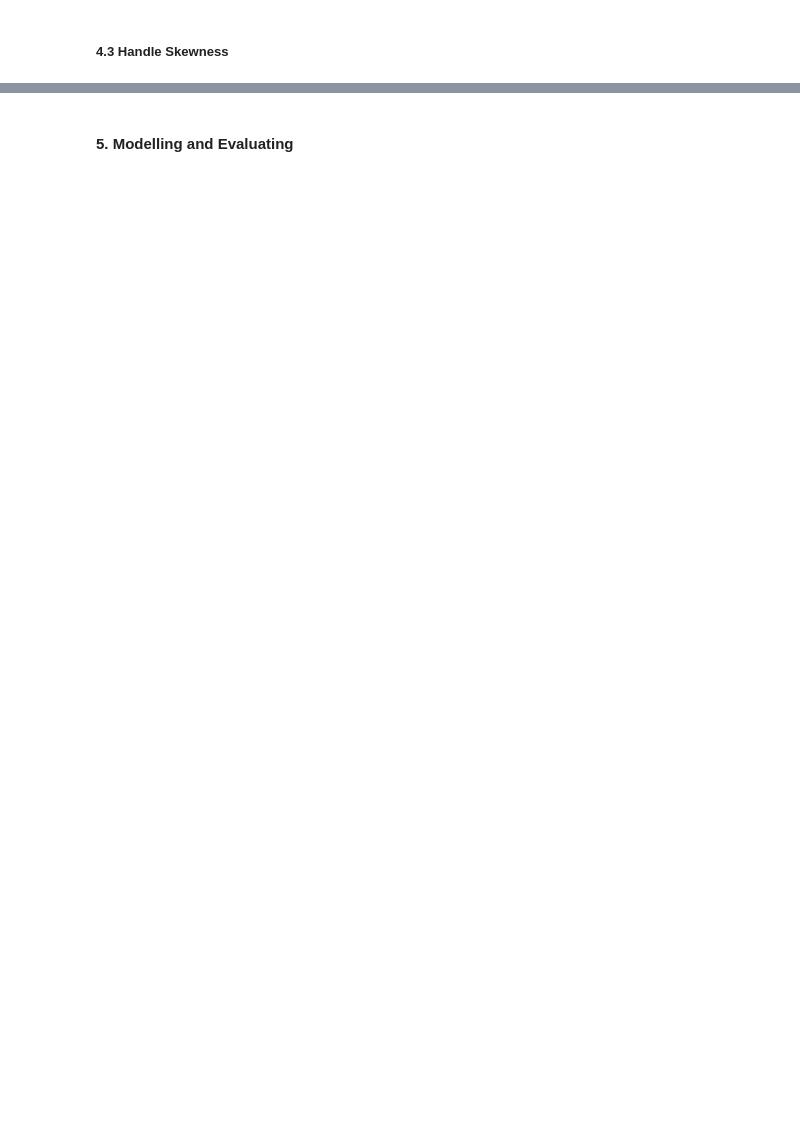
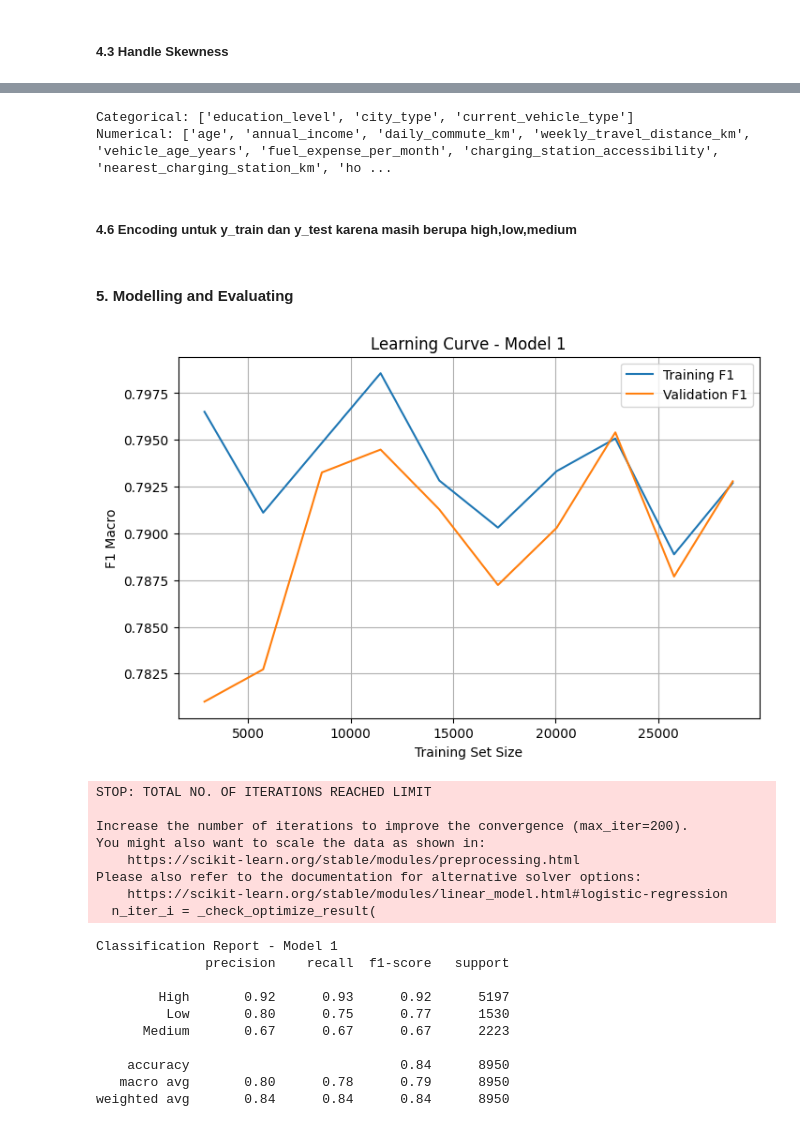
Before and after one commit to daffasyarief/Predicting-Electric-Vehicle-Transition-and-Forecasting-Monthly-Energy-Consumption-and-Charging-Costs, a Jupyter notebook: main.ipynb, the cells around one changed output, grey strips where cells are left out. Saved outputs shown, nothing was run; the diff lists cells and outputs as text; code cells hidden in the pictures; blank space fills up the shorter version.

```diff
--- a/main.ipynb
+++ b/main.ipynb
@@ -249,2 +347,25 @@ df.isnull().sum()
+# %%
+cat_cols = X_train.select_dtypes(include=['object', 'category']).columns.tolist()
+num_cols = X_train.select_dtypes(include='number').columns.tolist()
+
+print("Categorical:", cat_cols)
+print("Numerical:", num_cols)
+# %% [output]
+Categorical: ['education_level', 'city_type', 'current_vehicle_type']
+Numerical: ['age', 'annual_income', 'daily_commute_km', 'weekly_travel_distance_km', 'vehicle_age_years', 'fuel_expense_per_month', 'charging_station_accessibility', 'nearest_charging_station_km', 'ho ...
+# %%
+preprocessor = ColumnTransformer([
+    ('cat', OneHotEncoder(handle_unknown='ignore'), cat_cols),
+    ('num', 'passthrough', num_cols)
+])
+
+X_train_enc = preprocessor.fit_transform(X_train)
+X_test_enc = preprocessor.transform(X_test)
+# %% [markdown]
+##### 4.6 Encoding untuk y_train dan y_test karena masih berupa high,low,medium
+# %%
+le = LabelEncoder()
+y_train_enc = le.fit_transform(y_train)
+y_test_enc = le.transform(y_test)
 # %% [markdown]
 #### 5. Modelling and Evaluating
@@ -250,0 +400,53 @@ df.isnull().sum()
+# %%
+models = [model1, model2, model3]
+
+for n, mod in enumerate(models, start=1):
+    train_sizes, train_scores, val_scores = learning_curve(
+        mod,
+        X_train_enc,
+        y_train_enc,
+        cv=5,
+        scoring='f1_macro',
+        train_sizes=np.linspace(0.1, 1.0, 10),
+        n_jobs=-1
+    )
+
+    train_mean = train_scores.mean(axis=1)
+    val_mean = val_scores.mean(axis=1)
+
+    plt.figure(figsize=(8, 5))
+    plt.plot(train_sizes, train_mean, label='Training F1')
+    plt.plot(train_sizes, val_mean, label='Validation F1')
+    plt.xlabel('Training Set Size')
+    plt.ylabel('F1 Macro')
+    plt.title(f'Learning Curve - Model {n}')
+    plt.legend()
+    plt.grid()
+    plt.show()
+
+    # Classification Report
+    mod.fit(X_train_enc, y_train_enc)
+    y_pred = mod.predict(X_test_enc)
+
+    print(f"\nClassification Report - Model {n}")
+    print(classification_report(y_test_enc,y_pred,target_names=le.classes_))
+# %% [output]
+[figure, added]
+STOP: TOTAL NO. OF ITERATIONS REACHED LIMIT
+
+Increase the number of iterations to improve the convergence (max_iter=200).
+You might also want to scale the data as shown in:
+    https://scikit-learn.org/stable/modules/preprocessing.html
+Please also refer to the documentation for alternative solver options:
+    https://scikit-learn.org/stable/modules/linear_model.html#logistic-regression
+  n_iter_i = _check_optimize_result(
+Classification Report - Model 1
+              precision    recall  f1-score   support
+
+        High       0.92      0.93      0.92      5197
+         Low       0.80      0.75      0.77      1530
+      Medium       0.67      0.67      0.67      2223
+
+    accuracy                           0.84      8950
+   macro avg       0.80      0.78      0.79      8950
+weighted avg       0.84      0.84      0.84      8950
```
Also changed, not shown: parts of 13 cells of this notebook.
